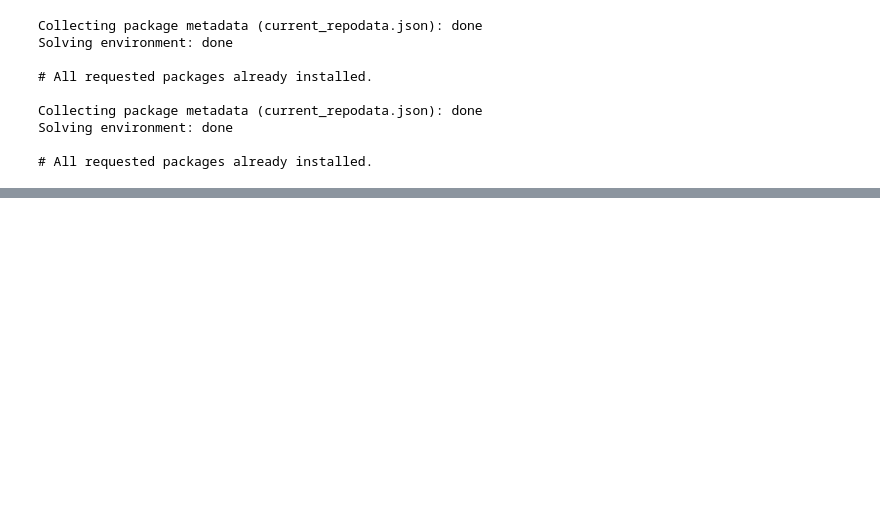
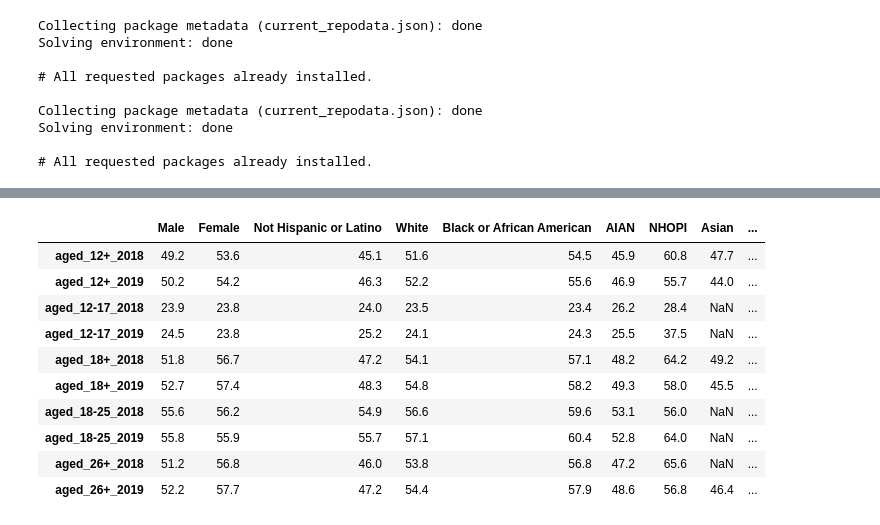
Before and after one commit to azk9/origin2950, a Jupyter notebook: project_phase2.ipynb, the cells around one changed output, grey strips where cells are left out. Drawn from its saved outputs; the diff is of its cells as text; code cells hidden in the pictures; blank space fills up the shorter version.

```diff
--- a/project_phase2.ipynb
+++ b/project_phase2.ipynb
@@ -110,0 +223,29 @@ df.head(15)
+# %%
+demographics3 = extract_categories(soup3)
+demographics3 = demographics3.tolist()
+itemindex = demographics3.index('Male')
+demographics3 = demographics3[itemindex:itemindex+18]
+demographics3 = np.asarray(demographics3)
+data5 = pull_out_data(soup3)
+data5 = data5.tolist()
+#data5.index('49.2a')
+data5 = data5[5882:5882+230]
+data5=delete_blank(data5)
+data5_formatted = arrange_data(data5, 18, 10)
+df5 = pd.DataFrame(data5_formatted, demographics3, ages1)
+df5=delete_footnotes_and_commas(df5)
+df5 = to_numbers(df5)
+df5 = df5.transpose()
+df5
+# %% [output]
+|  | Male | Female | Not Hispanic or Latino | White | Black or African American | AIAN | NHOPI | Asian | ... |
+| aged_12+_2018 | 49.2 | 53.6 | 45.1 | 51.6 | 54.5 | 45.9 | 60.8 | 47.7 | ... |
+| aged_12+_2019 | 50.2 | 54.2 | 46.3 | 52.2 | 55.6 | 46.9 | 55.7 | 44.0 | ... |
+| aged_12-17_2018 | 23.9 | 23.8 | 24.0 | 23.5 | 23.4 | 26.2 | 28.4 | NaN | ... |
+| aged_12-17_2019 | 24.5 | 23.8 | 25.2 | 24.1 | 24.3 | 25.5 | 37.5 | NaN | ... |
+| aged_18+_2018 | 51.8 | 56.7 | 47.2 | 54.1 | 57.1 | 48.2 | 64.2 | 49.2 | ... |
+| aged_18+_2019 | 52.7 | 57.4 | 48.3 | 54.8 | 58.2 | 49.3 | 58.0 | 45.5 | ... |
+| aged_18-25_2018 | 55.6 | 56.2 | 54.9 | 56.6 | 59.6 | 53.1 | 56.0 | NaN | ... |
+| aged_18-25_2019 | 55.8 | 55.9 | 55.7 | 57.1 | 60.4 | 52.8 | 64.0 | NaN | ... |
+| aged_26+_2018 | 51.2 | 56.8 | 46.0 | 53.8 | 56.8 | 47.2 | 65.6 | NaN | ... |
+| aged_26+_2019 | 52.2 | 57.7 | 47.2 | 54.4 | 57.9 | 48.6 | 56.8 | 46.4 | ... |
```
Also changed, not shown: parts of 25 cells of this notebook.
